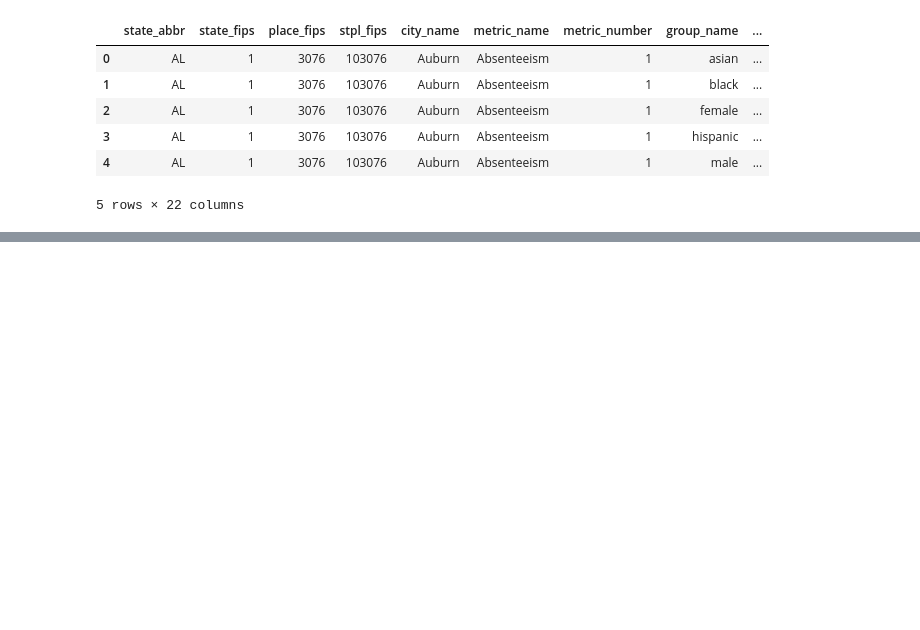
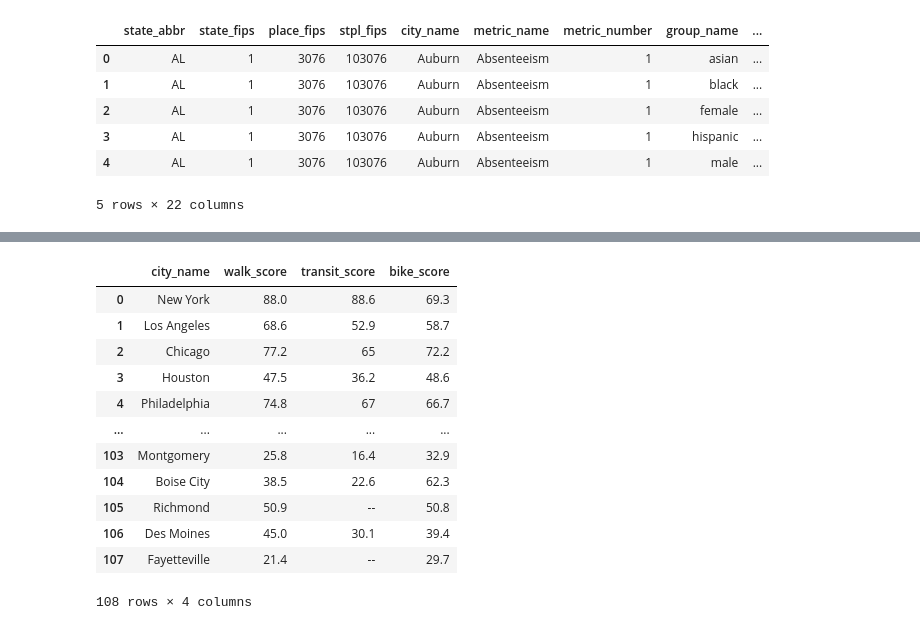
Before and after one commit to kenthansen98/transportation-health, a Jupyter notebook: api_data.ipynb, the cells around one changed output, grey strips where cells are left out. Drawn from its saved outputs; the diff is of its cells as text; code cells hidden in the pictures; blank space fills up the shorter version.

```diff
--- a/api_data.ipynb
+++ b/api_data.ipynb
@@ -92,0 +116,17 @@ joined.to_csv('db_data.csv')
+# %%
+walk_score = walk_score.drop(['state_abbr','population'], axis=1)
+walk_score
+# %% [output]
+|  | city_name | walk_score | transit_score | bike_score |
+| 0 | New York | 88.0 | 88.6 | 69.3 |
+| 1 | Los Angeles | 68.6 | 52.9 | 58.7 |
+| 2 | Chicago | 77.2 | 65 | 72.2 |
+| 3 | Houston | 47.5 | 36.2 | 48.6 |
+| 4 | Philadelphia | 74.8 | 67 | 66.7 |
+| ... | ... | ... | ... | ... |
+| 103 | Montgomery | 25.8 | 16.4 | 32.9 |
+| 104 | Boise City | 38.5 | 22.6 | 62.3 |
+| 105 | Richmond | 50.9 | -- | 50.8 |
+| 106 | Des Moines | 45.0 | 30.1 | 39.4 |
+| 107 | Fayetteville | 21.4 | -- | 29.7 |
+108 rows × 4 columns
```
Also changed, not shown: parts of 10 cells of this notebook, 3 other files.
